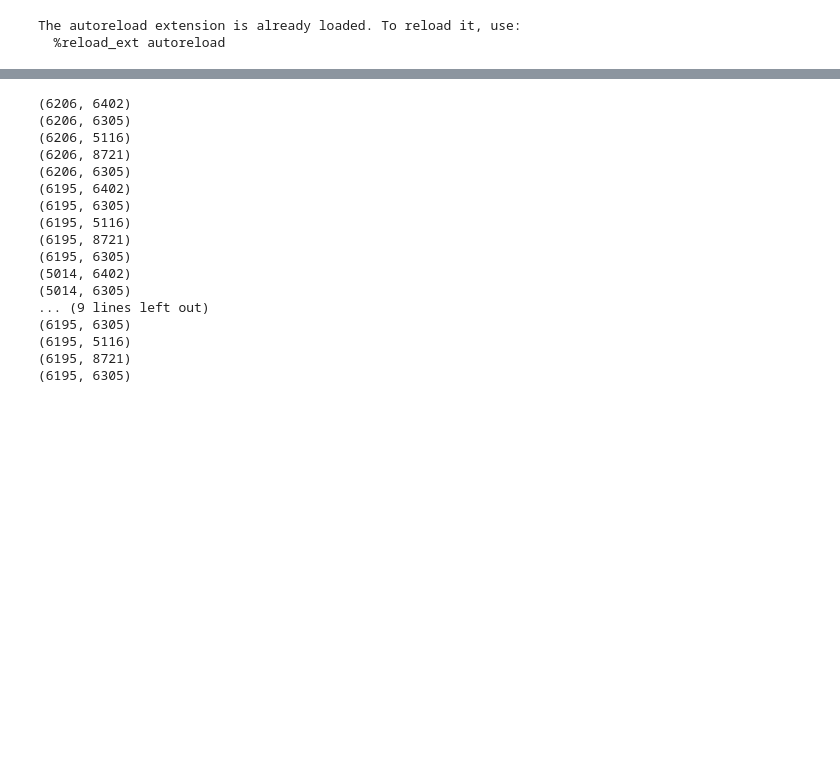
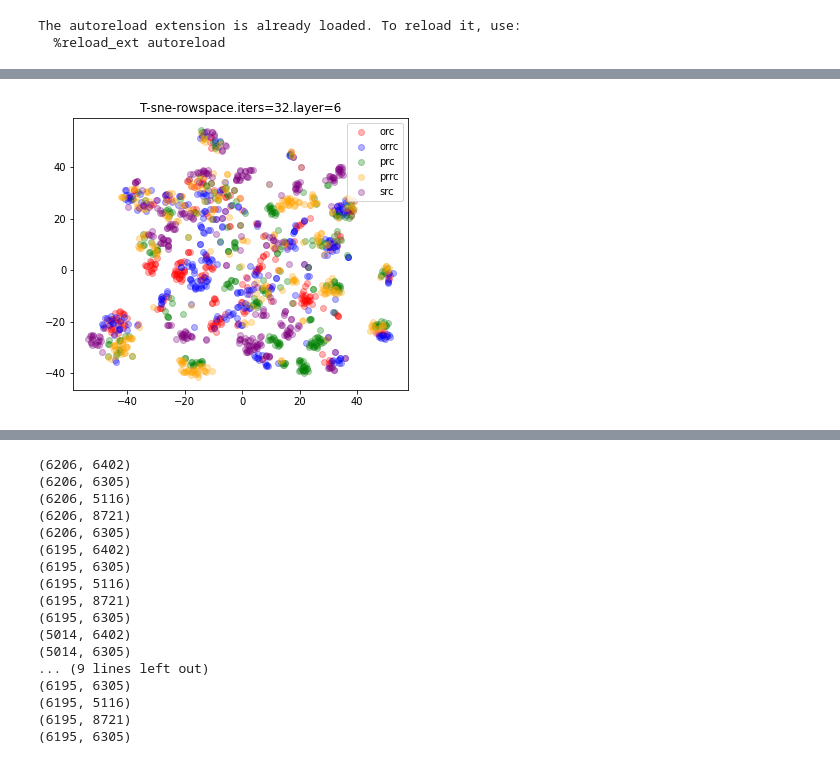
Before and after one commit to Shaul1321/RC-INLP, a Jupyter notebook: src/RC_rowspace.ipynb, the cells around one changed output, grey strips where cells are left out. Cells and saved outputs as stored; diff of their text form; code cells hidden in the pictures; blank space fills up the shorter version.

```diff
--- a/src/RC_rowspace.ipynb
+++ b/src/RC_rowspace.ipynb
@@ -99 +118,5 @@ tsne(vecs_rowspace, labels, title = "T-sne-rowspace.{}.{}".format(iters, layer))
+# %%
+tsne(vecs.dot(np.eye(768) - type2proj["all"]), labels, title = "T-sne-rowspace.{}.{}".format(iters, layer))
+# %% [output]
+[figure, added]
 # %%
```
Also changed, not shown: parts of 13 cells of this notebook, 8 other files.
